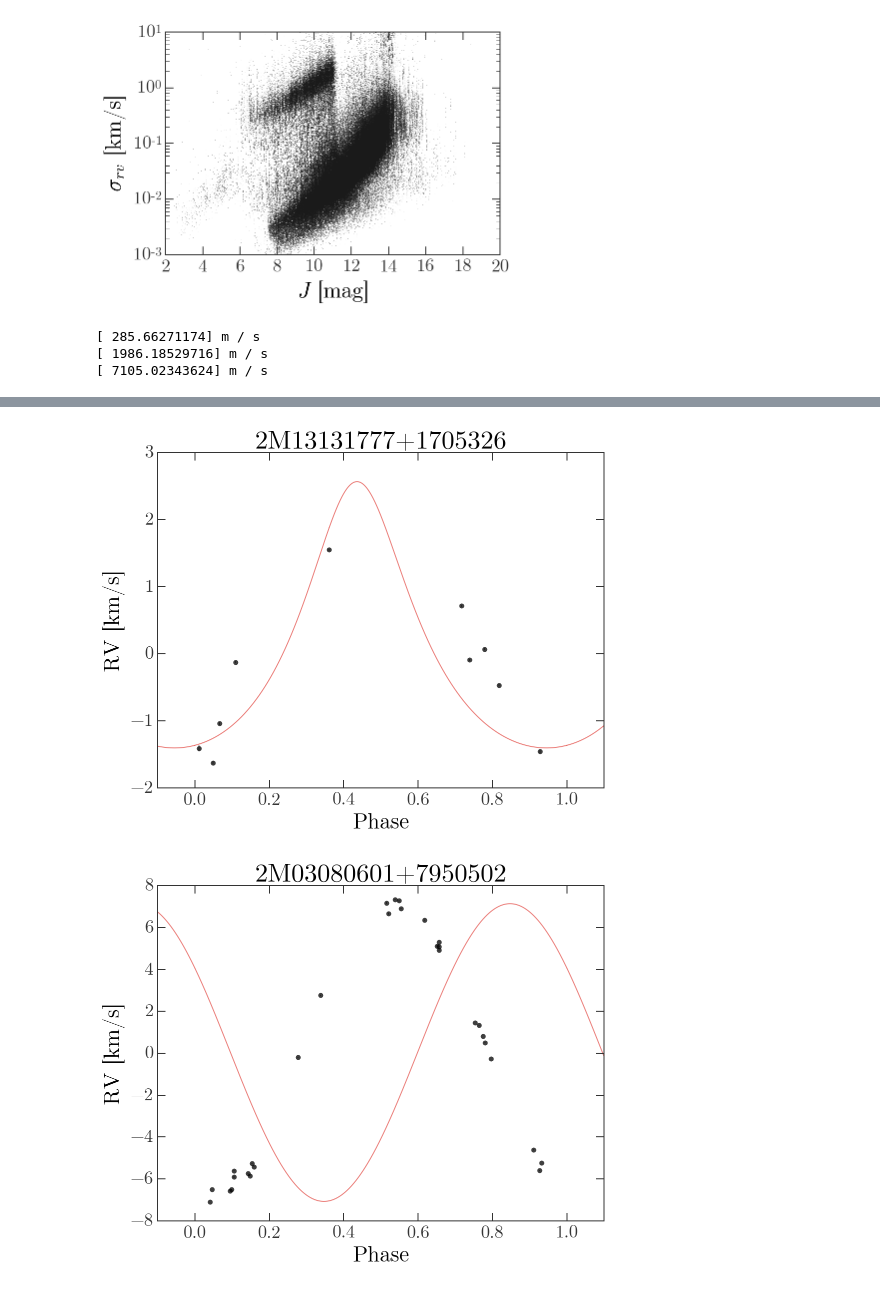
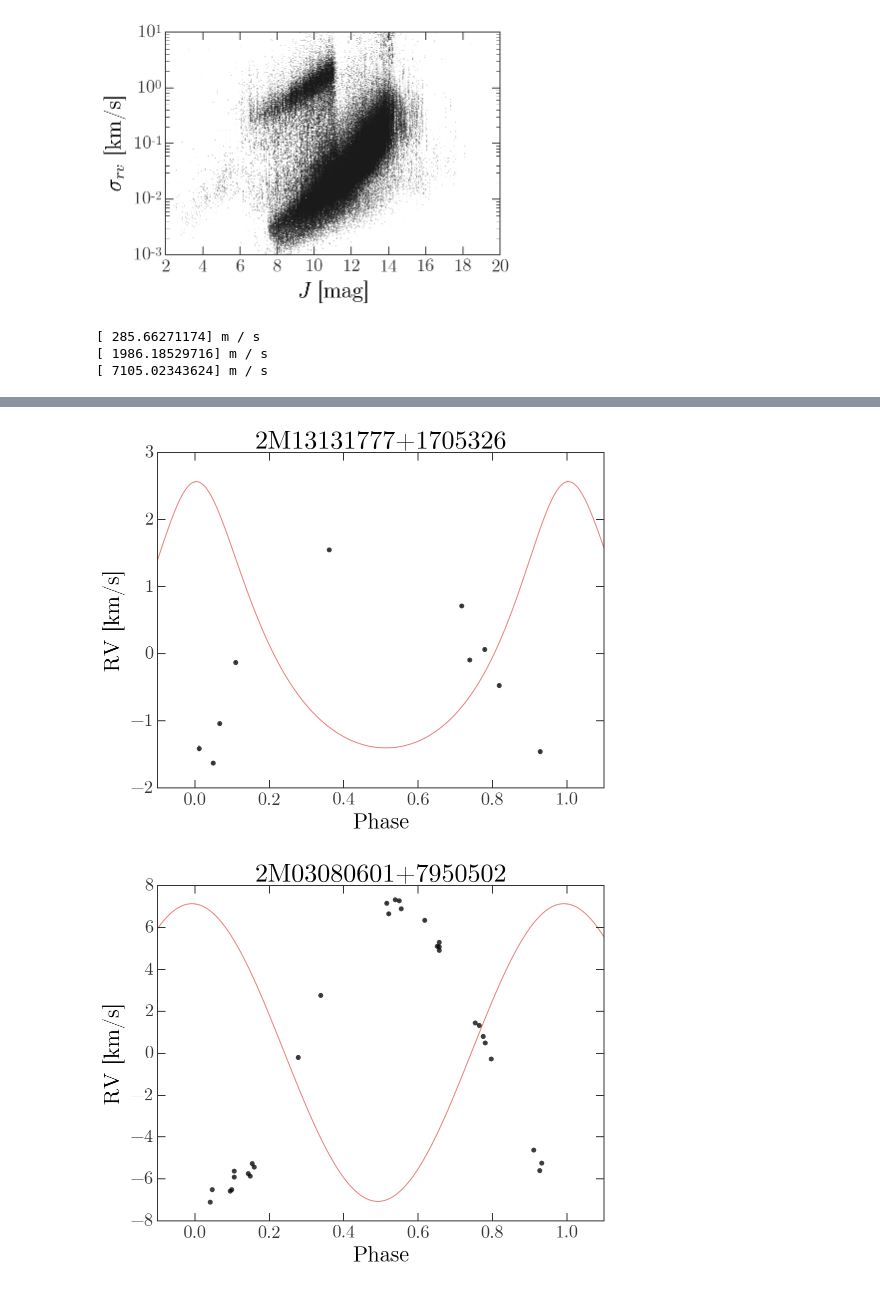
Before and after one commit to adrn/ebak, a Jupyter notebook: notebooks/Plot Troup orbits over data.ipynb, the cells around one changed output, grey strips where cells are left out. Drawn from its saved outputs; the diff is of its cells as text; code cells hidden in the pictures.

```diff
--- a/notebooks/Plot Troup orbits over data.ipynb
+++ b/notebooks/Plot Troup orbits over data.ipynb
@@ -63,13 +63,13 @@ for apogee_id in troup_ids:
     troup_row = troup[troup['APOGEE_ID'].astype(str) == apogee_id]
 
     # get APOGEE data for RV measurements
-    data_t = atime.Time(target['JD'], format='jd', scale='tcb') # TODO: is this Barycentric?
+    data_t = atime.Time(target['JD'], format='jd') # TODO: is this Barycentric? , scale='tcb'
     data_rv = np.array(target['VHELIO']) * u.km/u.s
     data_rv_err = (np.array(target['VRELERR'])*u.km/u.s)**2 # TODO: is this the correct uncertainty to use?
 
     # convert data time to phase
     P = troup_row['PERIOD'] * u.day
-    t0 = atime.Time(troup_row['T0'], format='jd', scale='tcb') # TODO: is this Barycentric?
+    t0 = atime.Time(troup_row['T0'], format='jd') # TODO: is this Barycentric?
     data_phase = ((data_t - t0) / P) % 1.
 
     # get orbital parameters
@@ -78,7 +78,7 @@ for apogee_id in troup_ids:
     print(K)
     mf,asini = SimulatedRVOrbit.P_K_ecc_to_mf_asini_ecc(P, K, ecc)
     omega = troup_row['OMEGA']*u.degree
-    phi0 = 2*np.pi * (((t0.tcb.mjd - 55555.) / P.to(u.day).value) % 1.) * u.radian
+    phi0 = 2*np.pi*t0.mjd / P.to(u.day).value * u.radian
 
     troup_orbit = SimulatedRVOrbit(P=P, a_sin_i=asini, ecc=ecc,
                                    omega=omega, phi0=phi0, v0=0*u.km/u.s)
@@ -115,2 +115,2 @@ for apogee_id in troup_ids:
-[figure, old version]
+[figure, new version]
-[figure, old version]
+[figure, new version]
```
Also changed, not shown: parts of 1 cell of this notebook, 5 other files.
